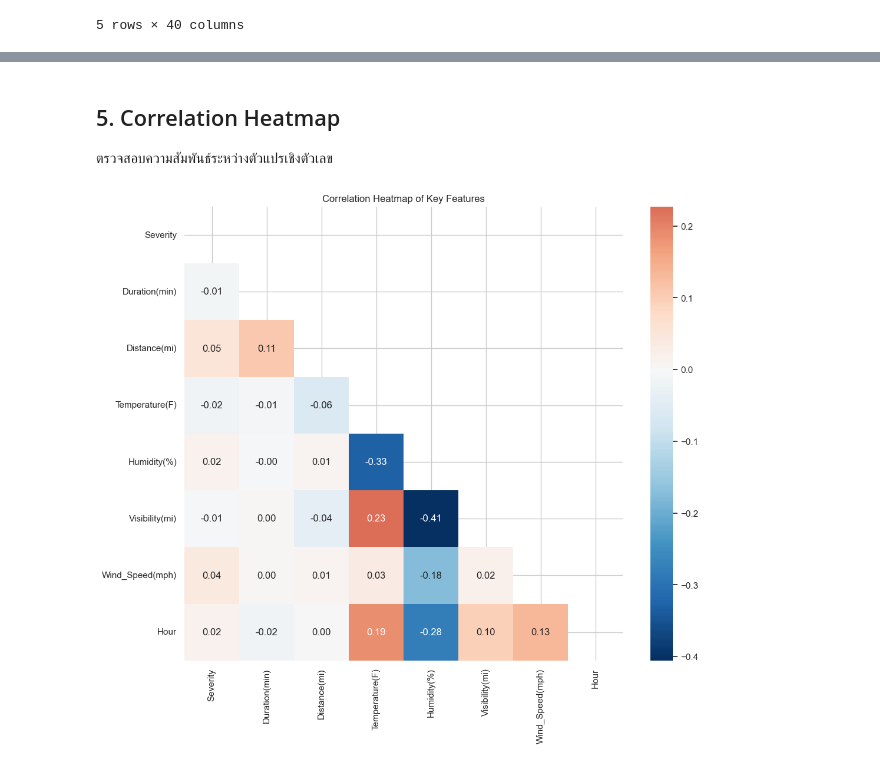
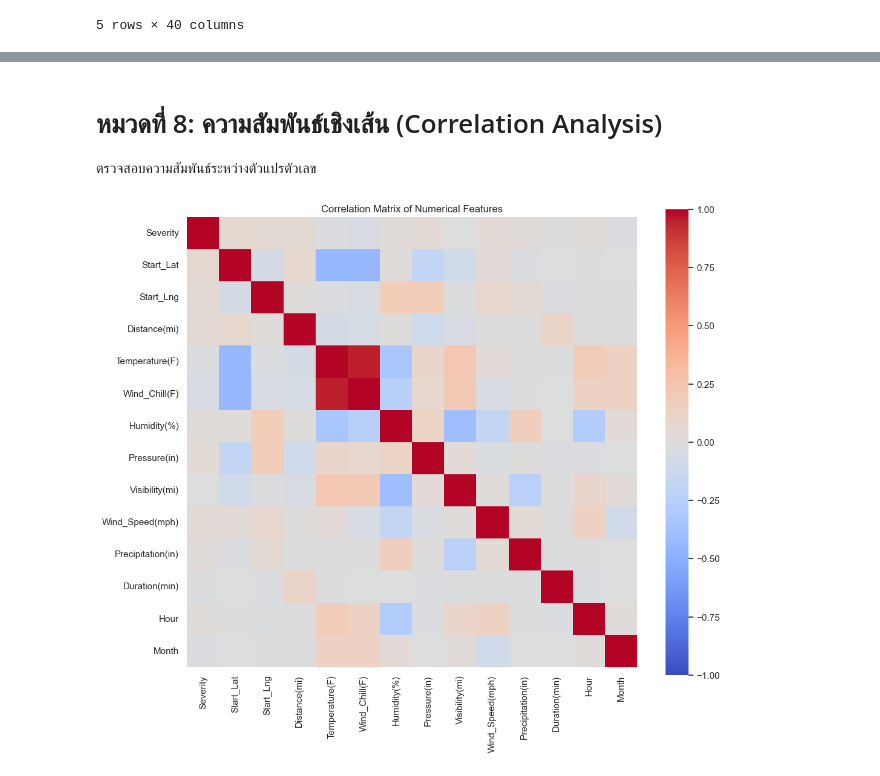
Before and after one commit to ThnaChamp/us-traffic-incident-analysis, a Jupyter notebook: notebooks/02_eda_visualization.ipynb, the cells around one changed output, grey strips where cells are left out. Cells and saved outputs as stored; diff of their text form; code cells hidden in the pictures.

```diff
--- a/notebooks/02_eda_visualization.ipynb
+++ b/notebooks/02_eda_visualization.ipynb
@@ -106,14 +218,13 @@ plt.show()
 # %% [markdown]
-## 5. Correlation Heatmap
-ตรวจสอบความสัมพันธ์ระหว่างตัวแปรเชิงตัวเลข
+# หมวดที่ 8: ความสัมพันธ์เชิงเส้น (Correlation Analysis)
+ตรวจสอบความสัมพันธ์ระหว่างตัวแปรตัวเลข
 # %%
-num_cols = ['Severity', 'Duration(min)', 'Distance(mi)', 'Temperature(F)', 'Humidity(%)', 'Visibility(mi)', 'Wind_Speed(mph)', 'Hour']
-corr = df[num_cols].corr()
+num_cols = df.select_dtypes(include=['float64','int64']).columns
+corr_matrix = df[num_cols].corr()
 
-plt.figure(figsize=(12, 10))
-mask = np.triu(np.ones_like(corr, dtype=bool))
-sns.heatmap(corr, mask=mask, annot=True, fmt='.2f', cmap='RdBu_r', center=0)
-plt.title('Correlation Heatmap of Key Features')
+plt.figure(figsize=(12,10))
+sns.heatmap(corr_matrix, annot=False, fmt='.2f', cmap='coolwarm', vmin=-1, vmax=1, square=True)
+plt.title('Correlation Matrix of Numerical Features')
 plt.show()
 # %% [output]
-[figure, old version]
+[figure, new version]
```
Also changed, not shown: parts of 32 cells of this notebook.
